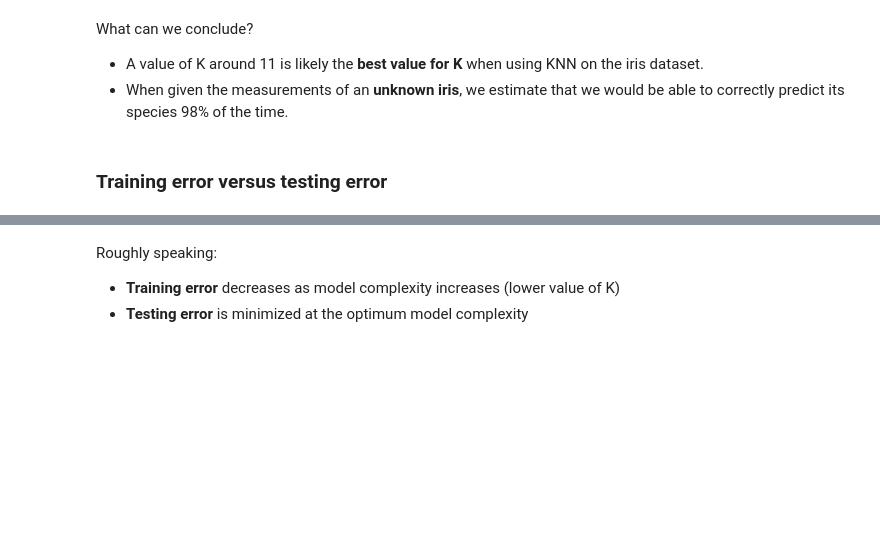
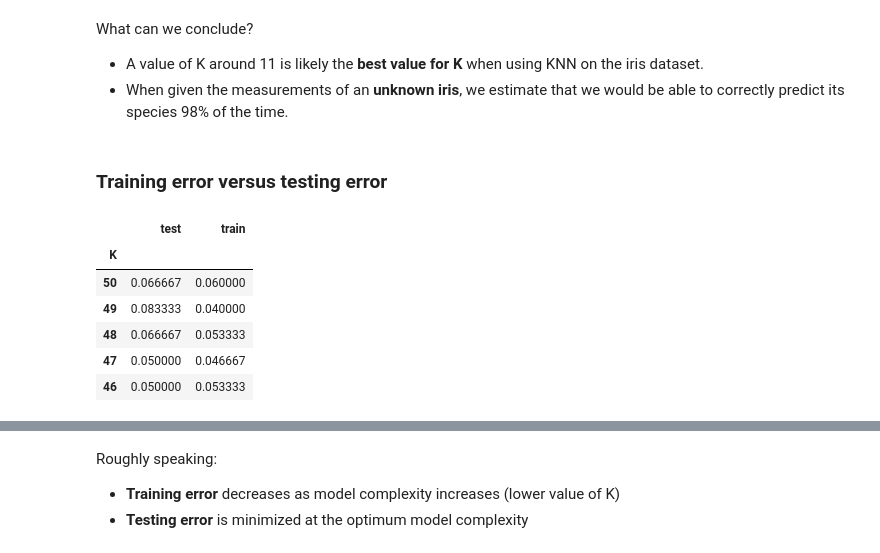
Before and after one commit to justmarkham/DAT7, a Jupyter notebook: notebooks/09_model_evaluation.ipynb, the cells around one changed output, grey strips where cells are left out. Saved outputs shown, nothing was run; the diff lists cells and outputs as text; code cells hidden in the pictures; blank space fills up the shorter version.

```diff
--- a/notebooks/09_model_evaluation.ipynb
+++ b/notebooks/09_model_evaluation.ipynb
@@ -196,6 +265,14 @@ What can we conclude?
 ### Training error versus testing error
 # %%
 # create a DataFrame of K, training error, and testing error
-df = pd.DataFrame({'K': k_range, 'train':training_error, 'test':testing_error}).set_index('K')
+df = pd.DataFrame({'K': k_range, 'train':training_error, 'test':testing_error}).set_index('K').sort_index(ascending=False)
 df.head()
+# %% [output]
+|  | test | train |
+| K |  |  |
+| 50 | 0.066667 | 0.060000 |
+| 49 | 0.083333 | 0.040000 |
+| 48 | 0.066667 | 0.053333 |
+| 47 | 0.050000 | 0.046667 |
+| 46 | 0.050000 | 0.053333 |
 # %%
```
Also changed, not shown: parts of 21 cells of this notebook.
